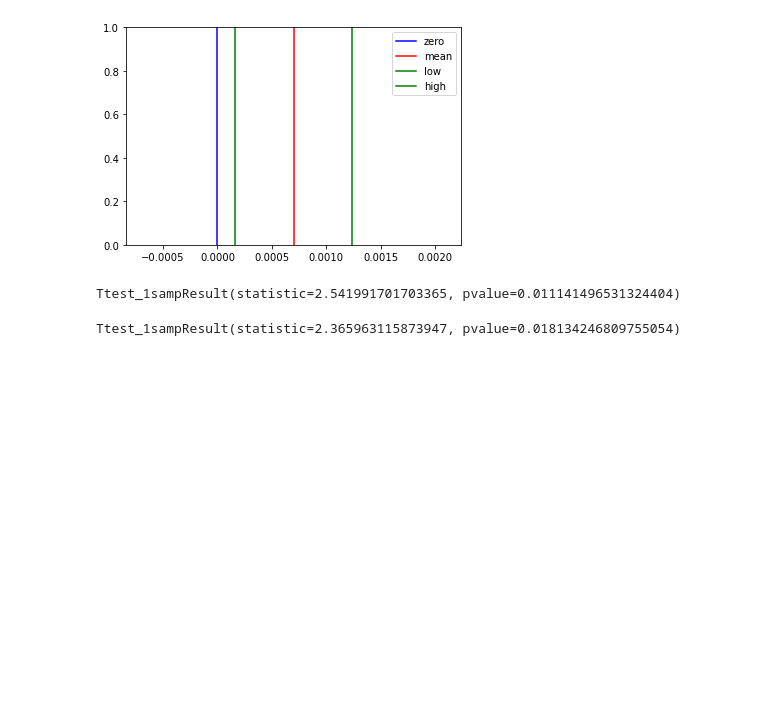
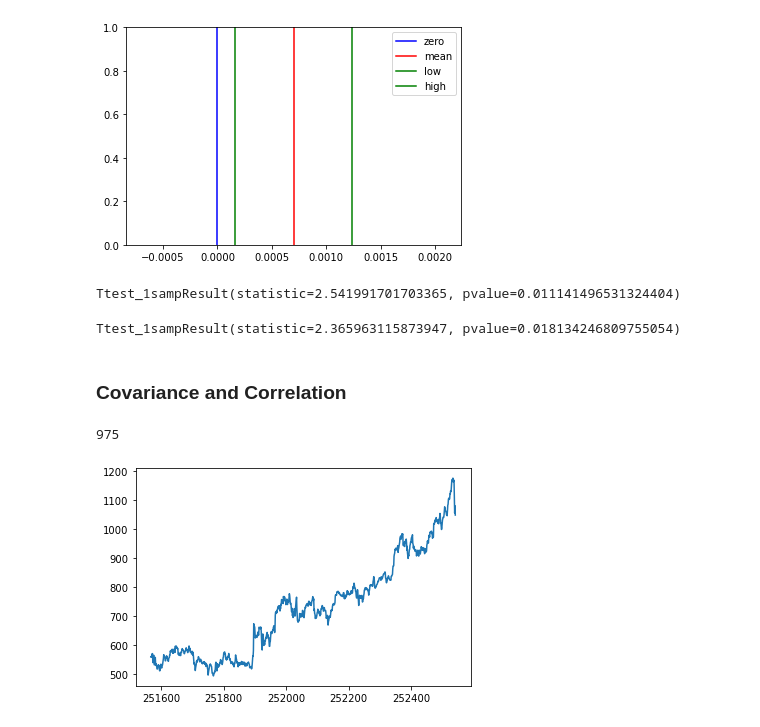
Before and after one commit to tohidabedini/deep-learning-courses, a Jupyter notebook: 04-Udemy - Financial/02-Financial basics/2.11-Financial Data Statistics.ipynb, the cells around one changed output. Saved outputs shown, nothing was run; the diff lists cells and outputs as text; code cells hidden in the pictures; blank space fills up the shorter version.

```diff
--- a/04-Udemy - Financial/02-Financial basics/2.11-Financial Data Statistics.ipynb
+++ b/04-Udemy - Financial/02-Financial basics/2.11-Financial Data Statistics.ipynb
@@ -318,3 +331,5 @@ Ttest_1sampResult(statistic=2.541991701703365, pvalue=0.011141496531324404)
 ttest_1samp(log_return_mmm, 0)
 # %% [output]
 Ttest_1sampResult(statistic=2.365963115873947, pvalue=0.018134246809755054)
+# %% [markdown]
+### Covariance and Correlation
@@ -320,0 +338,7 @@ Ttest_1sampResult(statistic=2.365963115873947, pvalue=0.018134246809755054)
+# %%
+goog = data[data["Name"]=="GOOG"]
+goog["close"].plot();
+len(goog)
+# %% [output]
+975
+[figure, added]
```
Also changed, not shown: parts of 15 cells of this notebook.
